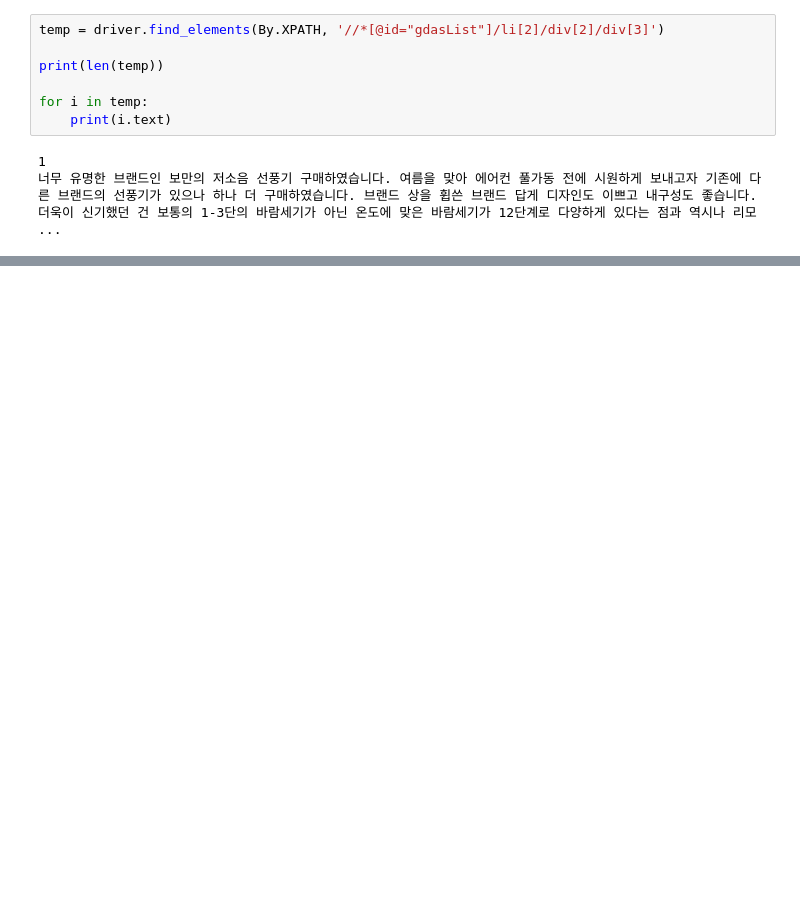
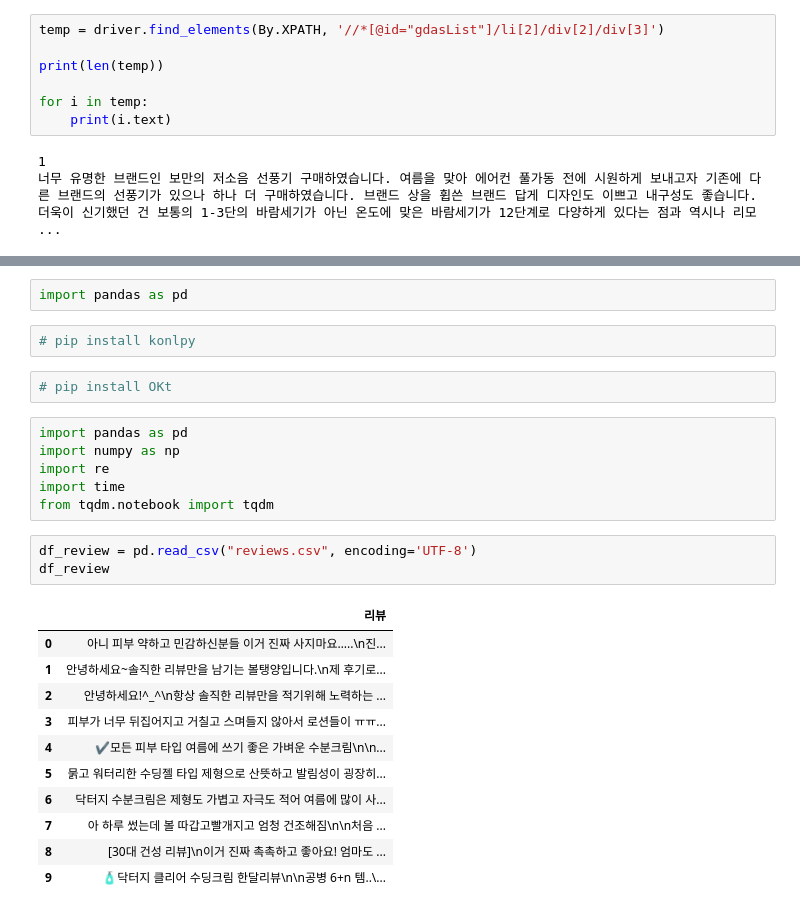
Before and after one commit to jisoo78/sesacproject, a Jupyter notebook: NLP.ipynb, the cells around one changed output, grey strips where cells are left out. Saved outputs shown, nothing was run; the diff lists cells and outputs as text; blank space fills up the shorter version.

```diff
--- a/NLP.ipynb
+++ b/NLP.ipynb
@@ -110,0 +155,27 @@ for i in temp:
+# %%
+import pandas as pd
+# %%
+# pip install konlpy
+# %%
+# pip install OKt
+# %%
+import pandas as pd
+import numpy as np
+import re
+import time
+from tqdm.notebook import tqdm
+# %%
+df_review = pd.read_csv("reviews.csv", encoding='UTF-8')
+df_review
+# %% [output]
+|  | 리뷰 |
+| 0 | 아니 피부 약하고 민감하신분들 이거 진짜 사지마요…..\n진... |
+| 1 | 안녕하세요~솔직한 리뷰만을 남기는 볼탱양입니다.\n제 후기로... |
+| 2 | 안녕하세요!^_^\n항상 솔직한 리뷰만을 적기위해 노력하는 ... |
+| 3 | 피부가 너무 뒤집어지고 거칠고 스며들지 않아서 로션들이 ㅠㅠ... |
+| 4 | ✔️모든 피부 타입 여름에 쓰기 좋은 가벼운 수분크림\n\n... |
+| 5 | 묽고 워터리한 수딩젤 타입 제형으로 산뜻하고 발림성이 굉장히... |
+| 6 | 닥터지 수분크림은 제형도 가볍고 자극도 적어 여름에 많이 사... |
+| 7 | 아 하루 썼는데 볼 따갑고빨개지고 엄청 건조해짐\n\n처음 ... |
+| 8 | [30대 건성 리뷰]\n이거 진짜 촉촉하고 좋아요! 엄마도 ... |
+| 9 | 🧴닥터지 클리어 수딩크림 한달리뷰\n\n공병 6+n 템..\... |
```
Also changed, not shown: parts of 15 cells of this notebook.
